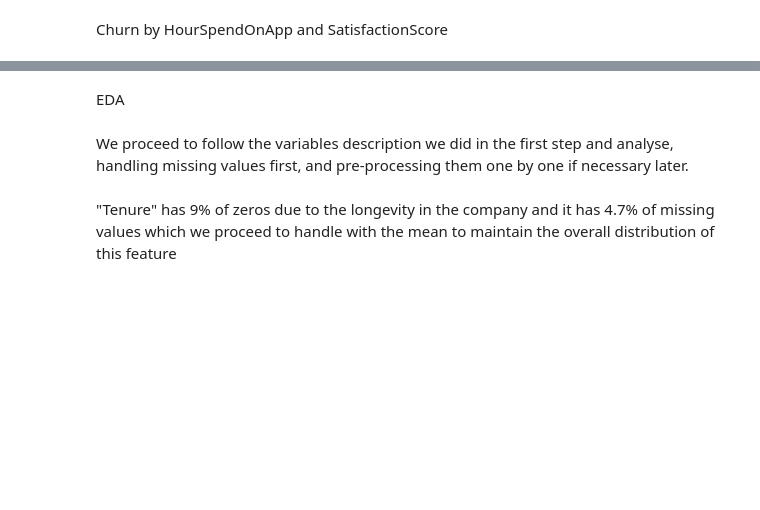
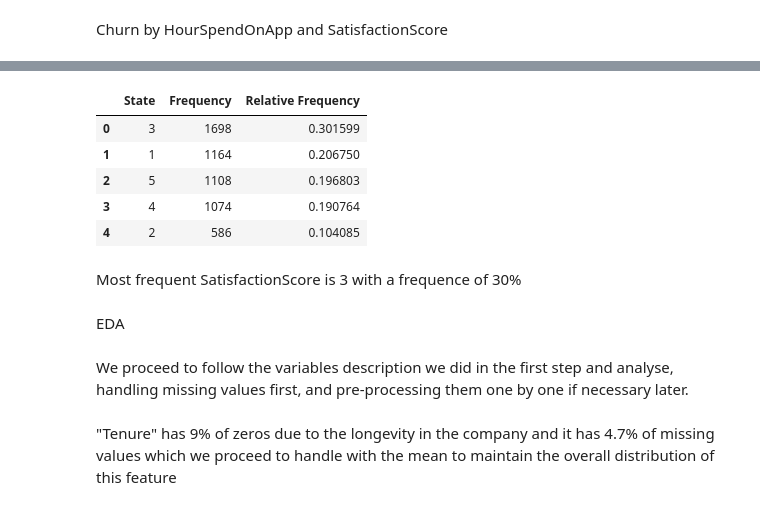
Before and after one commit to CCT-Dublin/capstone-project-riccardopossier, a Jupyter notebook: CA2_RP.ipynb, the cells around one changed output, grey strips where cells are left out. Cells and saved outputs as stored; diff of their text form; code cells hidden in the pictures; blank space fills up the shorter version.

```diff
--- a/CA2_RP.ipynb
+++ b/CA2_RP.ipynb
@@ -162,3 +198,20 @@ plt.show()
+# %%
+value_counts = df['SatisfactionScore'].value_counts()
+relative_frequencies = value_counts / len(df)
+
+subtable = pd.DataFrame({'State': value_counts.index,
+                         'Frequency': value_counts.values,
+                         'Relative Frequency': relative_frequencies.values})
+subtable
+# %% [output]
+|  | State | Frequency | Relative Frequency |
+| 0 | 3 | 1698 | 0.301599 |
+| 1 | 1 | 1164 | 0.206750 |
+| 2 | 5 | 1108 | 0.196803 |
+| 3 | 4 | 1074 | 0.190764 |
+| 4 | 2 | 586 | 0.104085 |
+# %% [markdown]
+Most frequent SatisfactionScore is 3 with a frequence of 30%
 # %%
 # from ydata_profiling import ProfileReport
 # slice_df = df.iloc[:, :10]
```
Also changed, not shown: parts of 12 cells of this notebook.
